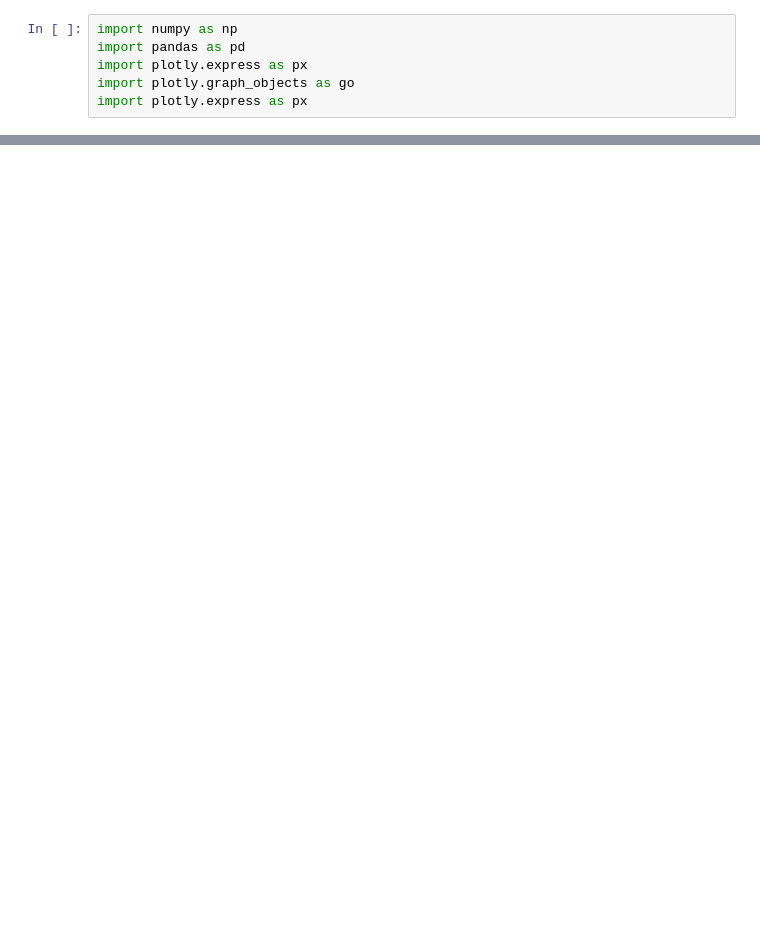
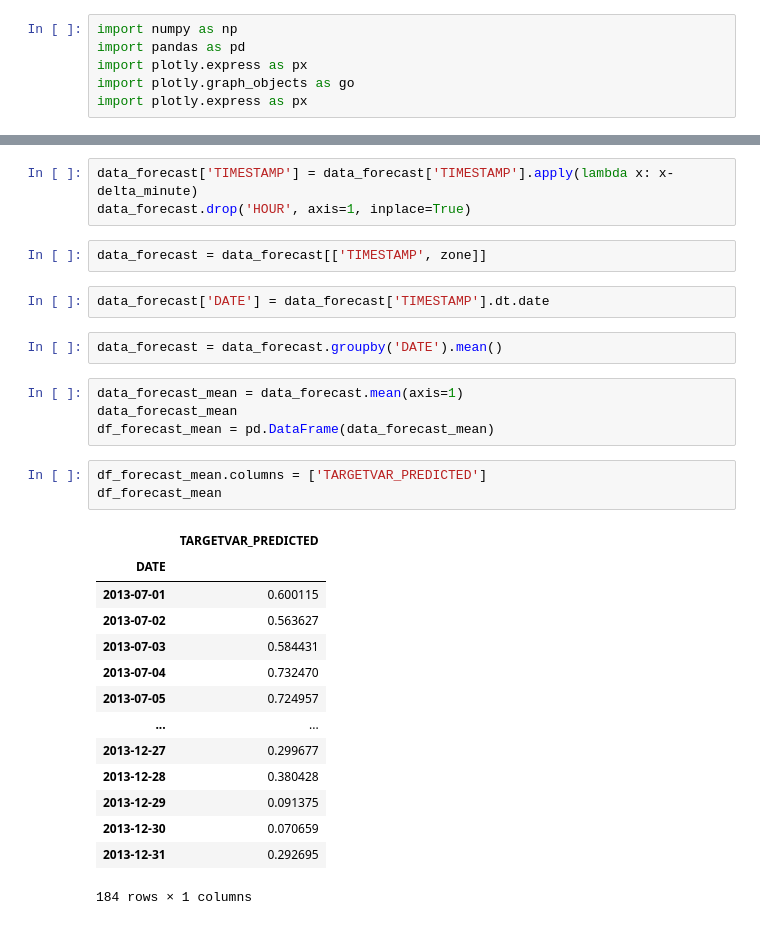
Before and after one commit to fklein21/windpower_dashboard, a Jupyter notebook: plot_function.ipynb, the cells around one changed output, grey strips where cells are left out. Cells and saved outputs as stored; diff of their text form; blank space fills up the shorter version.

```diff
--- a/plot_function.ipynb
+++ b/plot_function.ipynb
@@ -193,0 +52,31 @@ data.to_csv('raw_data_incl_features_test.csv', index=False)
+# %%
+data_forecast['TIMESTAMP'] = data_forecast['TIMESTAMP'].apply(lambda x: x-delta_minute)
+data_forecast.drop('HOUR', axis=1, inplace=True)
+# %%
+data_forecast = data_forecast[['TIMESTAMP', zone]]
+# %%
+data_forecast['DATE'] = data_forecast['TIMESTAMP'].dt.date
+# %%
+data_forecast = data_forecast.groupby('DATE').mean()
+# %%
+data_forecast_mean = data_forecast.mean(axis=1)
+data_forecast_mean
+df_forecast_mean = pd.DataFrame(data_forecast_mean)
+# %%
+df_forecast_mean.columns = ['TARGETVAR_PREDICTED']
+df_forecast_mean
+# %% [output]
+|  | TARGETVAR_PREDICTED |
+| DATE |  |
+| 2013-07-01 | 0.600115 |
+| 2013-07-02 | 0.563627 |
+| 2013-07-03 | 0.584431 |
+| 2013-07-04 | 0.732470 |
+| 2013-07-05 | 0.724957 |
+| ... | ... |
+| 2013-12-27 | 0.299677 |
+| 2013-12-28 | 0.380428 |
+| 2013-12-29 | 0.091375 |
+| 2013-12-30 | 0.070659 |
+| 2013-12-31 | 0.292695 |
+184 rows × 1 columns
```
Also changed, not shown: parts of 29 cells of this notebook, 3 other files.
